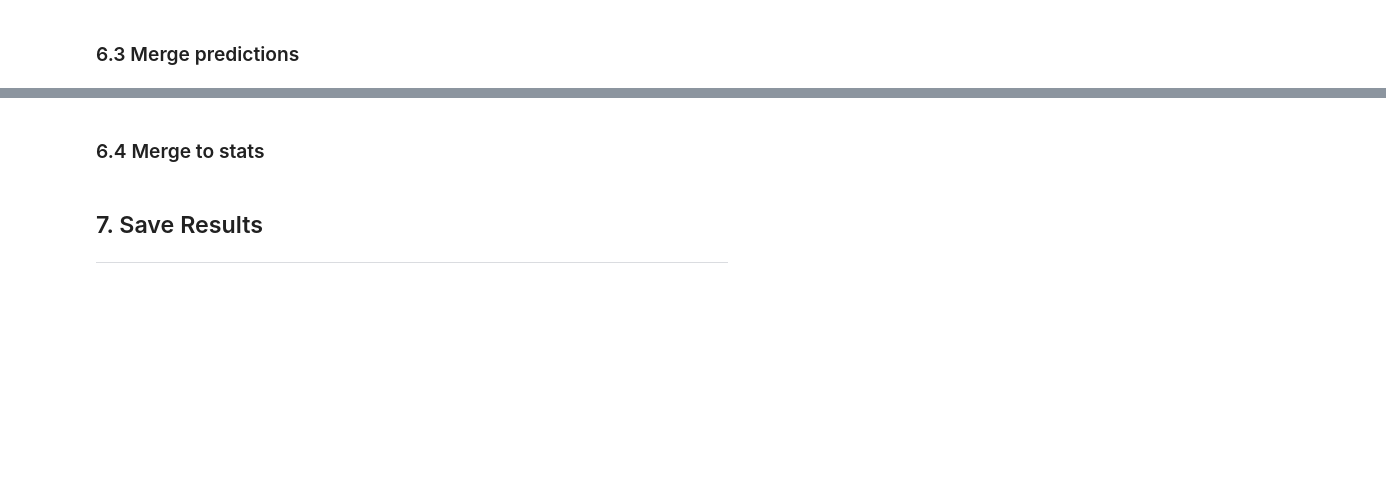
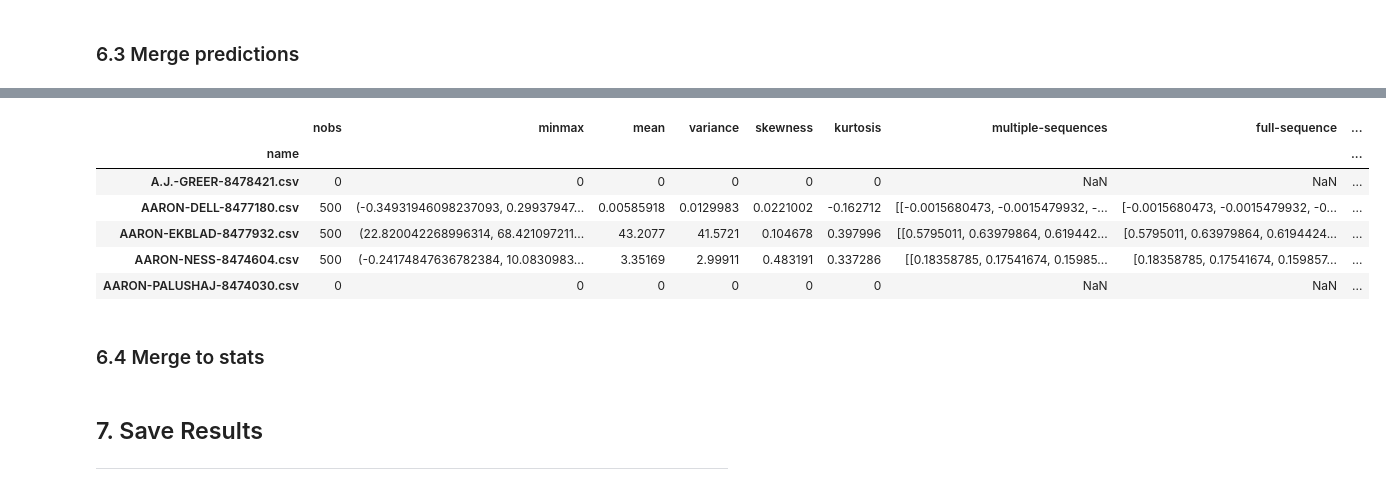
Before and after one commit to noiseux1523/NHL-Player-Projection, a Jupyter notebook: notebooks/Pool-Dataset-Final.ipynb, the cells around one changed output, grey strips where cells are left out. Drawn from its saved outputs; the diff is of its cells as text; code cells hidden in the pictures; blank space fills up the shorter version.

```diff
--- a/notebooks/Pool-Dataset-Final.ipynb
+++ b/notebooks/Pool-Dataset-Final.ipynb
@@ -681,3 +688,14 @@ predictions.head()
+# %%
+predictions = hmm_preds.merge(lstm_preds, on='name', how='left') # TODO: CHANGE how FOR NORMAL BEHAVIOR ONCE WE HAVE LSTM PREDICTIONS
+predictions.head()
+# %% [output]
+|  | nobs | minmax | mean | variance | skewness | kurtosis | multiple-sequences | full-sequence | ... |
+| name |  |  |  |  |  |  |  |  | ... |
+| A.J.-GREER-8478421.csv | 0 | 0 | 0 | 0 | 0 | 0 | NaN | NaN | ... |
+| AARON-DELL-8477180.csv | 500 | (-0.34931946098237093, 0.29937947... | 0.00585918 | 0.0129983 | 0.0221002 | -0.162712 | [[-0.0015680473, -0.0015479932, -... | [-0.0015680473, -0.0015479932, -0... | ... |
+| AARON-EKBLAD-8477932.csv | 500 | (22.820042268996314, 68.421097211... | 43.2077 | 41.5721 | 0.104678 | 0.397996 | [[0.5795011, 0.63979864, 0.619442... | [0.5795011, 0.63979864, 0.6194424... | ... |
+| AARON-NESS-8474604.csv | 500 | (-0.24174847636782384, 10.0830983... | 3.35169 | 2.99911 | 0.483191 | 0.337286 | [[0.18358785, 0.17541674, 0.15985... | [0.18358785, 0.17541674, 0.159857... | ... |
+| AARON-PALUSHAJ-8474030.csv | 0 | 0 | 0 | 0 | 0 | 0 | NaN | NaN | ... |
 # %% [markdown]
 ### 6.4 Merge to stats
 # %%
```
Also changed, not shown: parts of 24 cells of this notebook, 6 other files.
